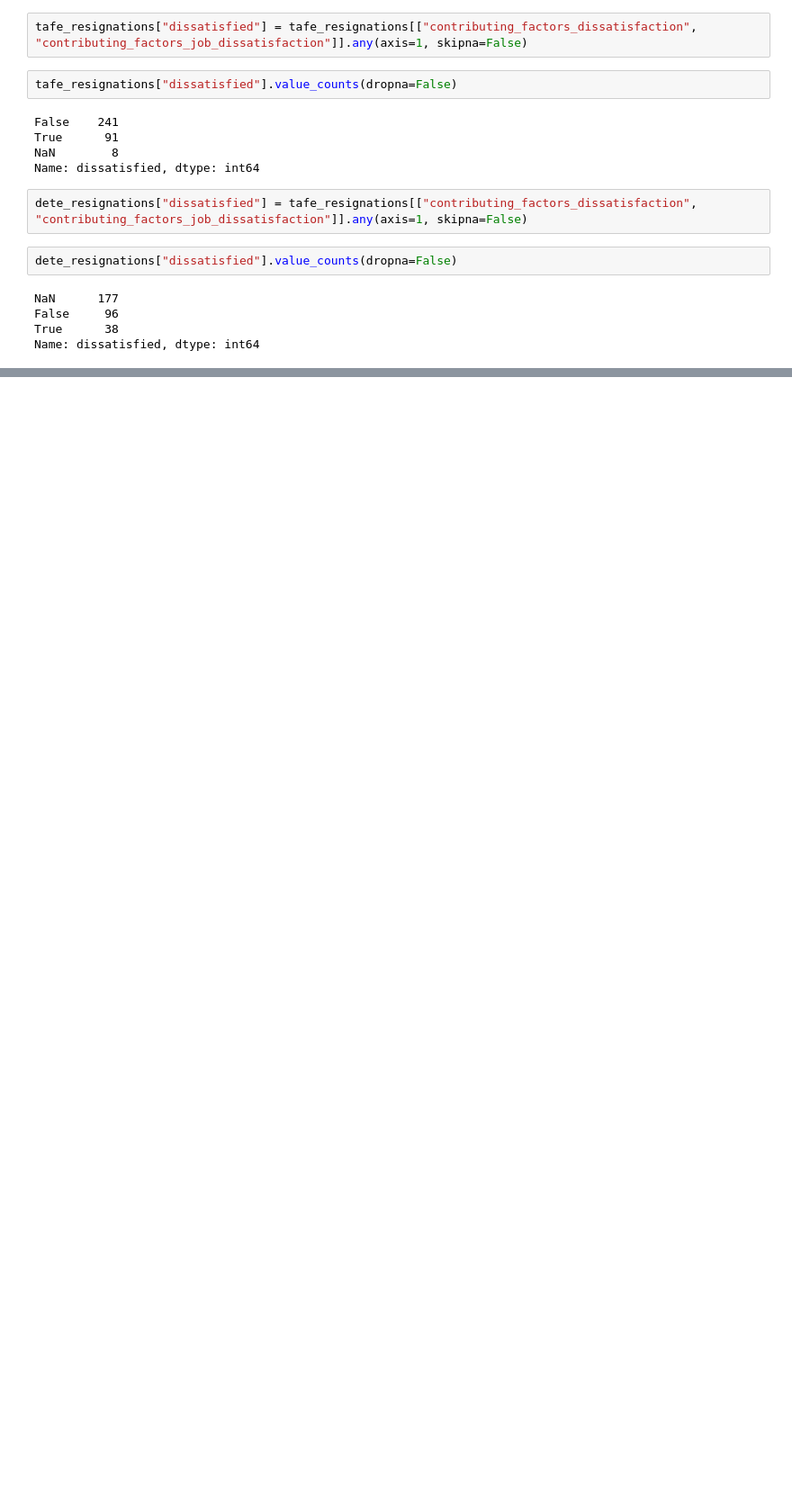
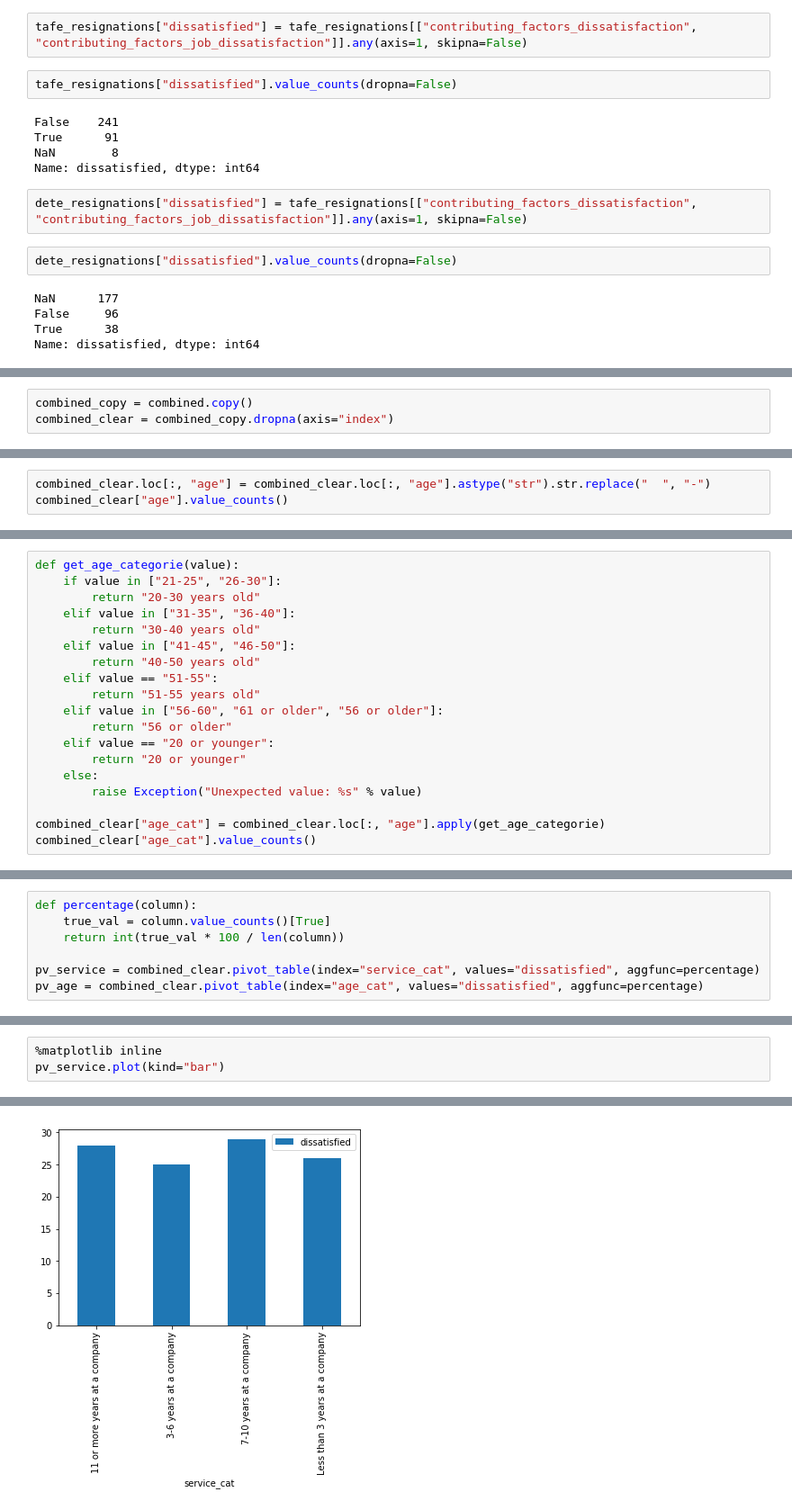
Before and after one commit to eugene-petrash/employees-resigning, a Jupyter notebook: main.ipynb, the cells around one changed output, grey strips where cells are left out. Shown at 90% size. Cells and saved outputs as stored; diff of their text form; blank space fills up the shorter version.

```diff
--- a/main.ipynb
+++ b/main.ipynb
@@ -526,0 +648,3 @@ Name: dissatisfied, dtype: int64
+# %%
+combined_copy = combined.copy()
+combined_clear = combined_copy.dropna(axis="index")
@@ -526,0 +740,3 @@ Name: dissatisfied, dtype: int64
+# %%
+combined_clear.loc[:, "age"] = combined_clear.loc[:, "age"].astype("str").str.replace("  ", "-")
+combined_clear["age"].value_counts()
@@ -526,0 +761,19 @@ Name: dissatisfied, dtype: int64
+# %%
+def get_age_categorie(value):
+    if value in ["21-25", "26-30"]:
+        return "20-30 years old"
+    elif value in ["31-35", "36-40"]:
+        return "30-40 years old"
+    elif value in ["41-45", "46-50"]:
+        return "40-50 years old"
+    elif value == "51-55":
+        return "51-55 years old"
+    elif value in ["56-60", "61 or older", "56 or older"]:
+        return "56 or older"
+    elif value == "20 or younger":
+        return "20 or younger"
+    else:
+        raise Exception("Unexpected value: %s" % value)
+
+combined_clear["age_cat"] = combined_clear.loc[:, "age"].apply(get_age_categorie)
+combined_clear["age_cat"].value_counts()
@@ -526,0 +796,7 @@ Name: dissatisfied, dtype: int64
+# %%
+def percentage(column):
+    true_val = column.value_counts()[True]
+    return int(true_val * 100 / len(column))
+
+pv_service = combined_clear.pivot_table(index="service_cat", values="dissatisfied", aggfunc=percentage)
+pv_age = combined_clear.pivot_table(index="age_cat", values="dissatisfied", aggfunc=percentage)
@@ -526,0 +823,4 @@ Name: dissatisfied, dtype: int64
+# %%
+%matplotlib inline
+pv_service.plot(kind="bar")
+# %% [output]
@@ -526,0 +828 @@ Name: dissatisfied, dtype: int64
+[figure, added]
```
Also changed, not shown: parts of 32 cells of this notebook.
